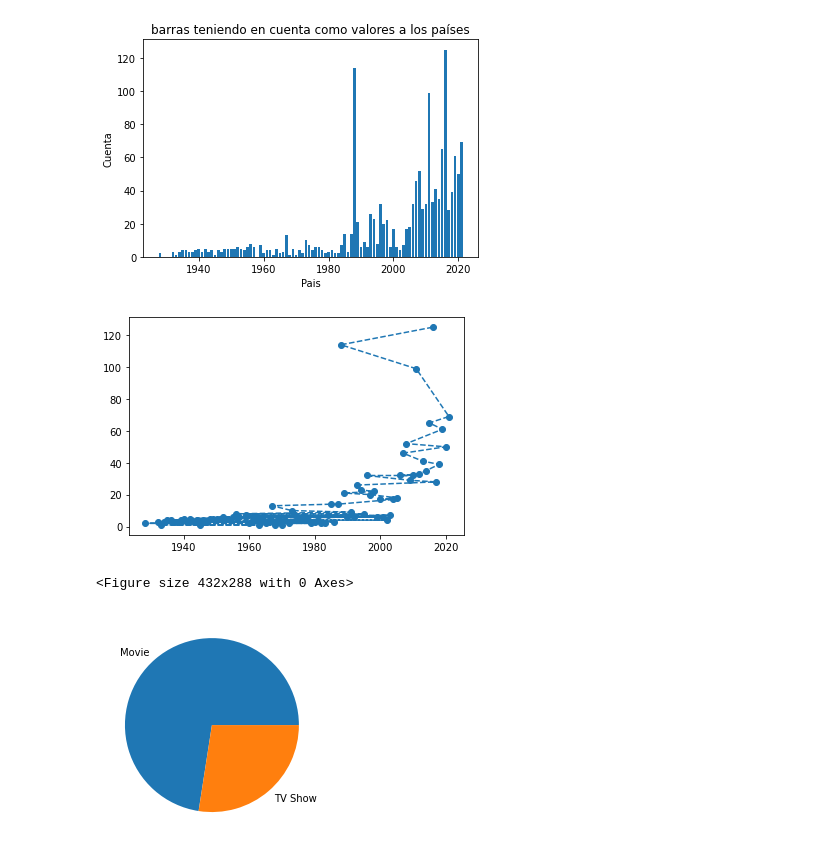
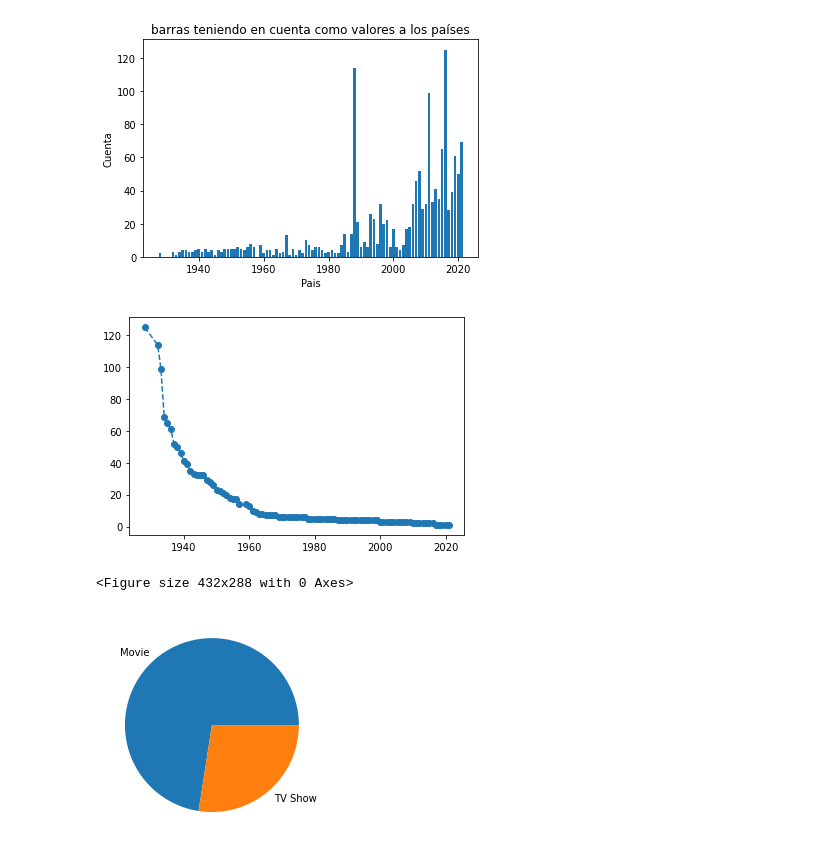
Before and after one commit to ArnoldRms/cerseupruebaarn, a Jupyter notebook: notebookec05415169.ipynb, the cells around one changed output. Saved outputs shown, nothing was run; the diff lists cells and outputs as text; code cells hidden in the pictures.

```diff
--- a/notebookec05415169.ipynb
+++ b/notebookec05415169.ipynb
@@ -104,13 +104,15 @@ ax.set_ylabel('Cuenta')
 Text(0, 0.5, 'Cuenta')
 [figure]
 # %%
-x_values = df.release_year.unique()
-y_values = list(df['release_year'].value_counts())
+#ordenar grafica segun año
+df_p = df.sort_values('release_year')
+x_values = df_p.release_year.unique()
+y_values = list(df_p['release_year'].value_counts())
 plt.plot(x_values, y_values, marker='o', linestyle='--')
 plt.show()
 plt.savefig("Grafica-descarga-examen.png")
 # %% [output]
-[figure, old version]
+[figure, new version]
 <Figure size 432x288 with 0 Axes>
 # %%
 x_values = ["Movie", "TV Show"]
```
Also changed, not shown: parts of 1 cell of this notebook.
